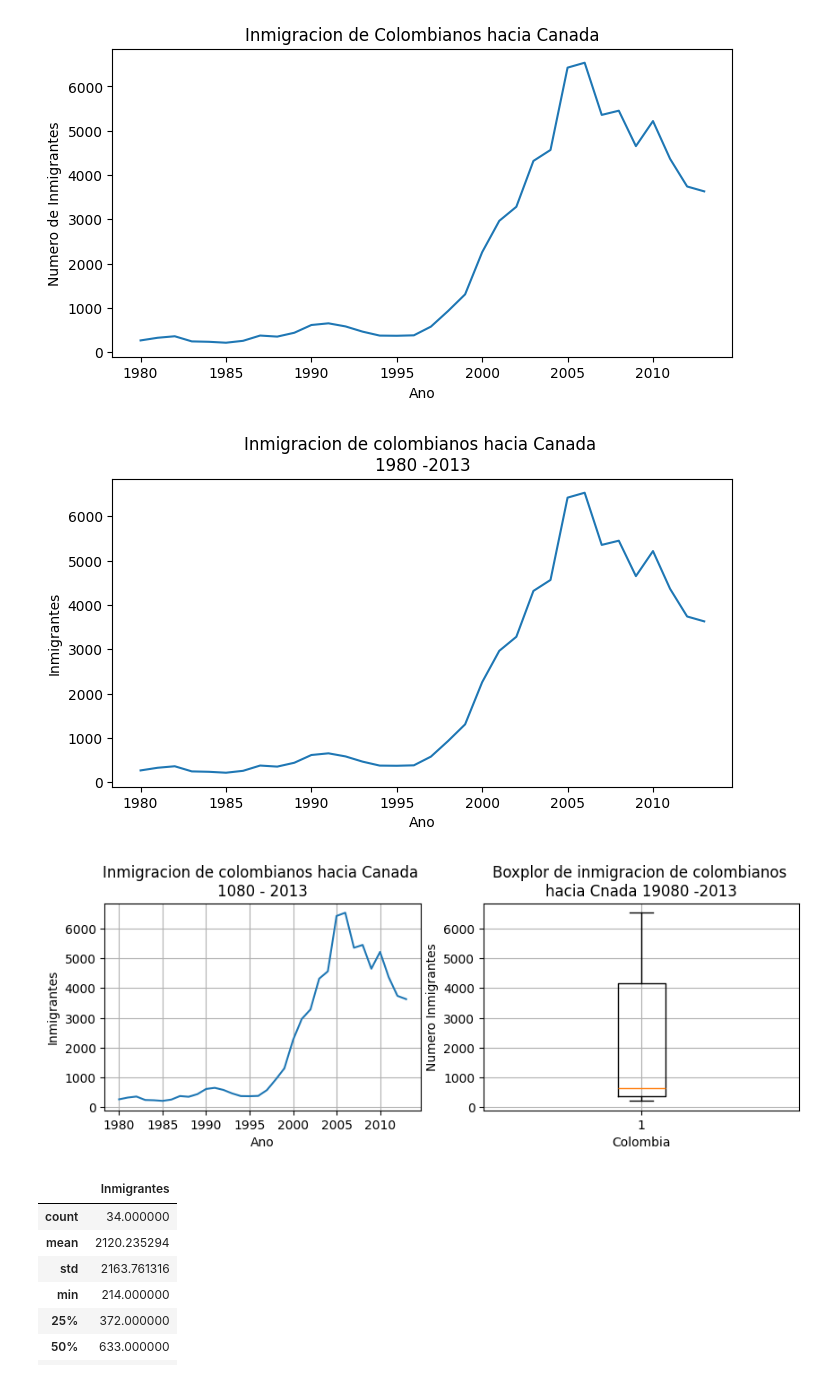
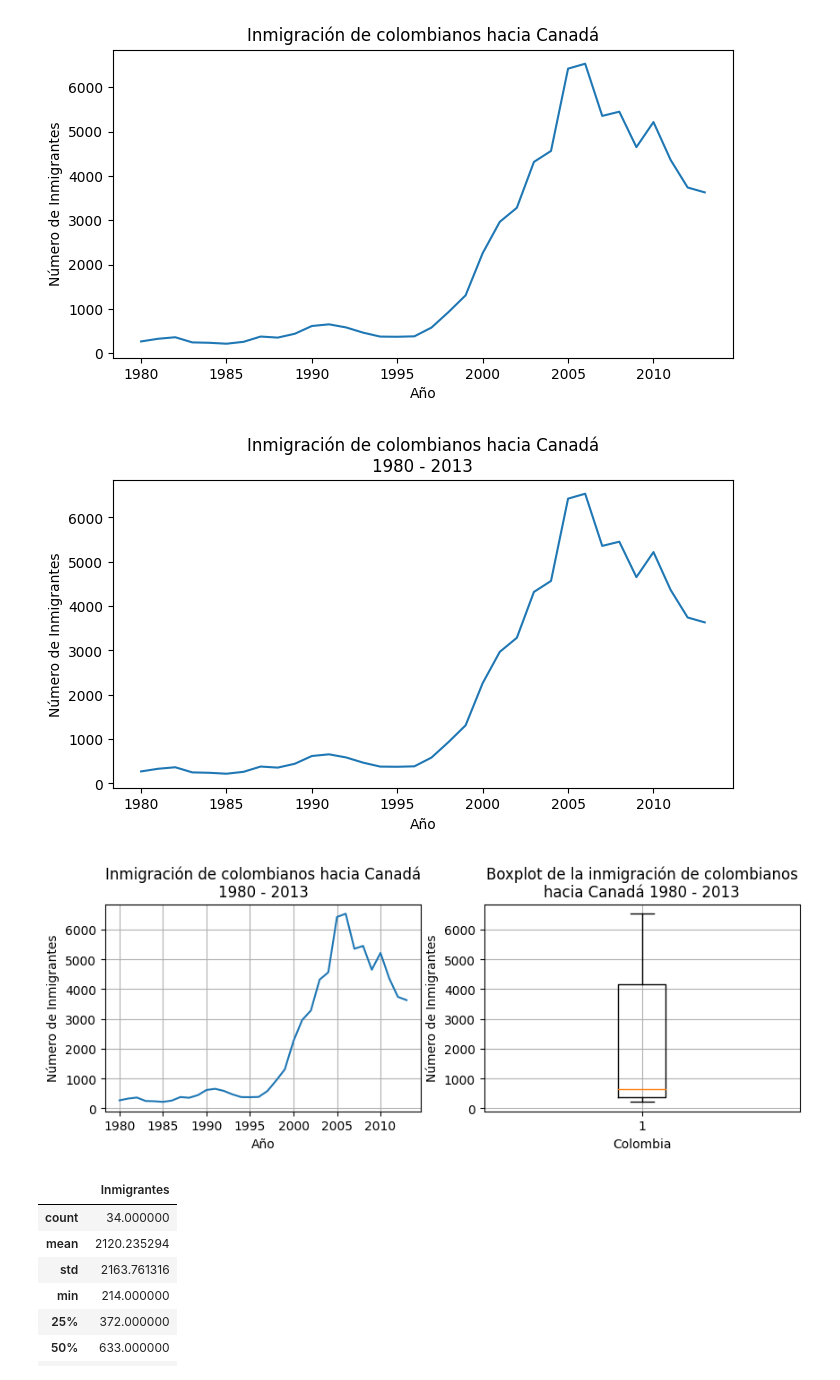
Before and after one commit to TheRealMrR/One_SegundaParte, a Jupyter notebook: visualizacion_de_datos_con_python.ipynb, the cells around one changed output. Saved outputs shown, nothing was run; the diff lists cells and outputs as text; code cells hidden in the pictures.

```diff
--- a/visualizacion_de_datos_con_python.ipynb
+++ b/visualizacion_de_datos_con_python.ipynb
@@ -103,7 +100,8 @@ dtype: object
 # %%
-col_dic = {'Ano' : colombia.index.tolist(),
-           'Inmigrantes' : colombia.values.tolist()}
+col_dict = {'Año':colombia.index.tolist(),
+            'Inmigrantes':colombia.values.tolist()}
+col_dict
 # %%
-datos_col = pd.DataFrame(col_dic)
-datos_col.head()
+datos_col = pd.DataFrame(col_dict)
+datos_col.tail()
 # %% [output]
@@ -133,33 +134,34 @@ plt.show()
 # %% [output]
 [figure]
 # %%
-fig, ax = plt.subplots(figsize = (8,4))
-ax.plot(datos_col['Ano'],datos_col['Inmigrantes'])
+fig, ax = plt.subplots(figsize=(8,4))
+ax.plot(datos_col['Año'],datos_col['Inmigrantes'])
 ax.xaxis.set_major_locator(plt.MultipleLocator(5))
-ax.set_title('Inmigracion de colombianos hacia Canada \n1980 -2013')
-ax.set_xlabel('Ano')
-ax.set_ylabel('Inmigrantes')
+ax.set_title('Inmigración de colombianos hacia Canadá\n1980 - 2013')
+ax.set_xlabel('Año')
+ax.set_ylabel('Número de Inmigrantes')
 plt.show()
 # %% [output]
-[figure, old version]
+[figure, new version]
 # %%
-fig, axs = plt.subplots(1,2, figsize = (10,3))
-axs[0].plot(datos_col['Ano'],datos_col['Inmigrantes'])
-axs[0].set_title('Inmigracion de colombianos hacia Canada \n1080 - 2013')
-axs[0].set_xlabel('Ano')
-axs[0].set_ylabel('Inmigrantes')
+fig, axs = plt.subplots(1,2,figsize=(10,3))
+
+axs[0].plot(datos_col['Año'],datos_col['Inmigrantes'])
+axs[0].set_title('Inmigración de colombianos hacia Canadá\n1980 - 2013')
+axs[0].set_xlabel('Año')
+axs[0].set_ylabel('Número de Inmigrantes')
 axs[0].xaxis.set_major_locator(plt.MultipleLocator(5))
 axs[0].grid()
 
+axs[1].boxplot(datos_col['Inmigrantes'])
+axs[1].set_title('Boxplot de la inmigración de colombianos\nhacia Canadá 1980 - 2013')
+axs[1].set_xlabel('Colombia')
+axs[1].set_ylabel('Número de Inmigrantes')
+axs[1].grid()
 
-axs[1].boxplot(datos_col['Inmigrantes'])
-axs[1].set_title('Boxplor de inmigracion de colombianos \nhacia Cnada 19080 -2013')
-axs[1].set_xlabel('Colombia')
-axs[1].set_ylabel('Numero Inmigrantes')
-axs[1].grid()
 plt.show()
 # %% [output]
-[figure, old version]
+[figure, new version]
 # %%
 datos_col.describe()
 # %% [output]
```
Also changed, not shown: parts of 18 cells of this notebook.
